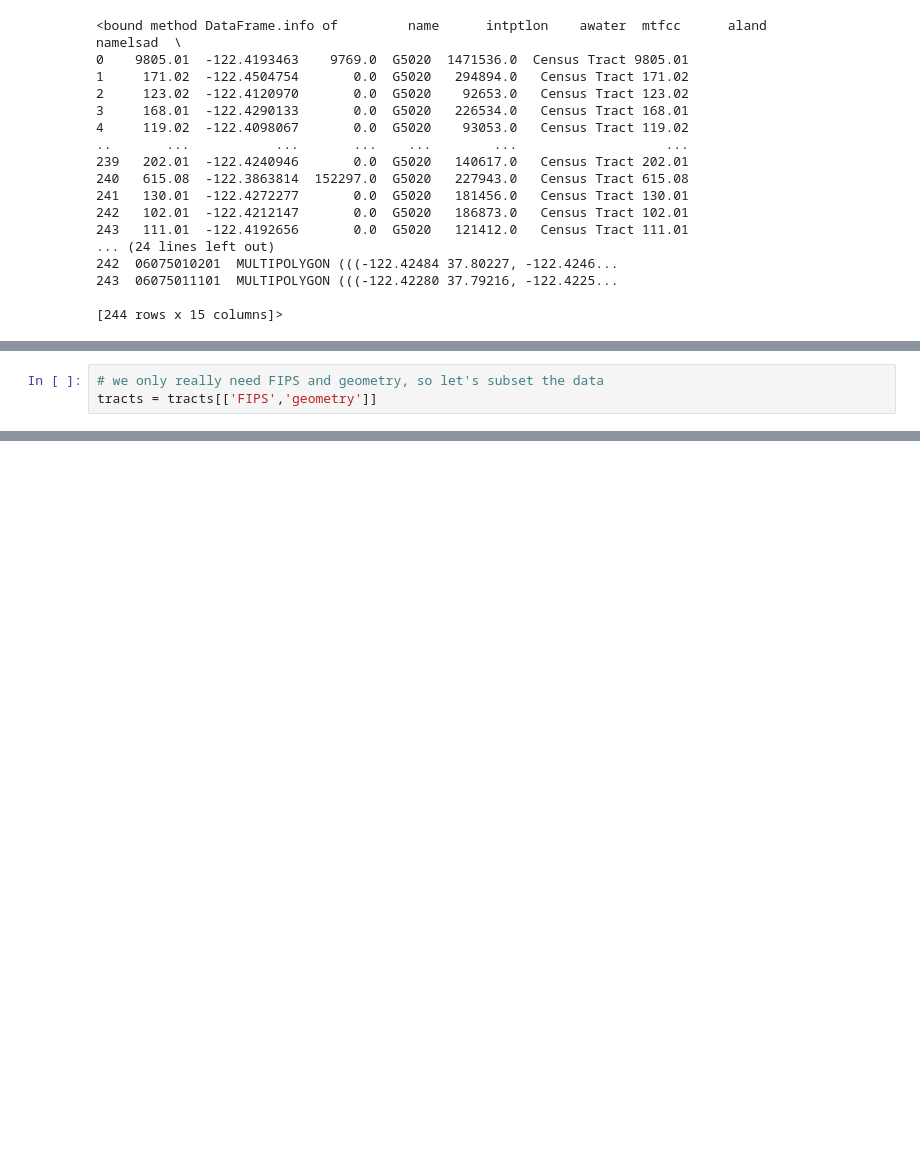
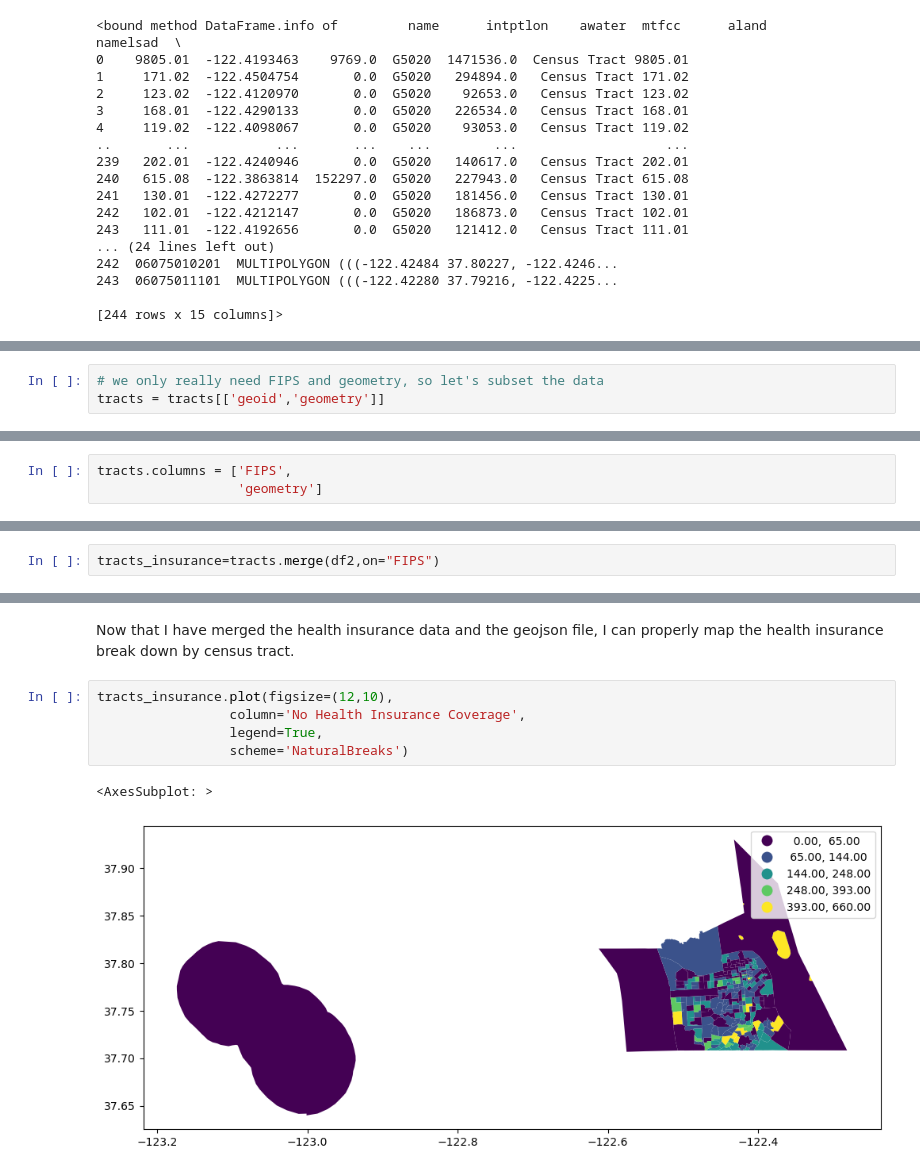
Before and after one commit to QHAAGA/UP221-QUINN, a Jupyter notebook: week03/week03 Census Data.ipynb, the cells around one changed output, grey strips where cells are left out. Cells and saved outputs as stored; diff of their text form; blank space fills up the shorter version.

```diff
--- a/week03/week03 Census Data.ipynb
+++ b/week03/week03 Census Data.ipynb
@@ -364,3 +389,3 @@ AttributeError: 'list' object has no attribute 'info'
 # %%
 # we only really need FIPS and geometry, so let's subset the data
-tracts = tracts[['FIPS','geometry']]
+tracts = tracts[['geoid','geometry']]
@@ -371,0 +401,3 @@ AttributeError: 'list' object has no attribute 'head'
+# %%
+tracts.columns = ['FIPS',
+                  'geometry']
@@ -371,0 +413,2 @@ AttributeError: 'list' object has no attribute 'head'
+# %%
+tracts_insurance=tracts.merge(df2,on="FIPS")
@@ -371,0 +424,10 @@ AttributeError: 'list' object has no attribute 'head'
+# %% [markdown]
+Now that I have merged the health insurance data and the geojson file, I can properly map the health insurance break down by census tract.
+# %%
+tracts_insurance.plot(figsize=(12,10),
+                 column='No Health Insurance Coverage',
+                 legend=True,
+                 scheme='NaturalBreaks')
+# %% [output]
+<AxesSubplot: >
+[figure, added]
```
Also changed, not shown: parts of 16 cells of this notebook.
